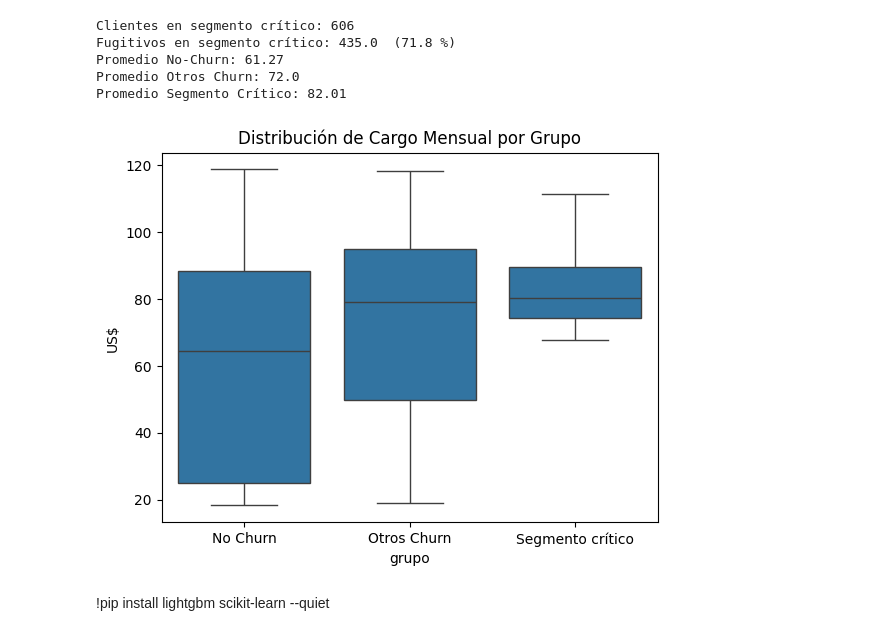
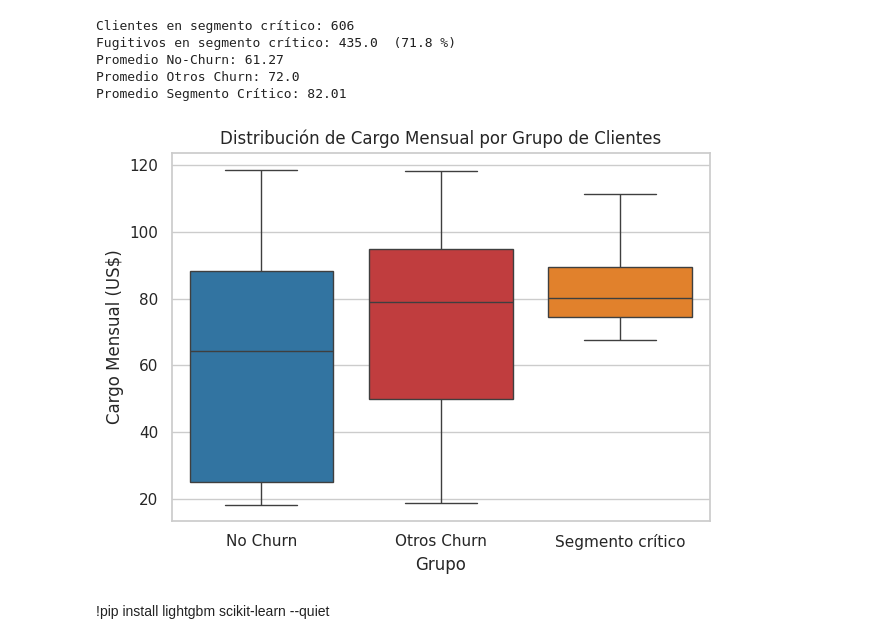
Before and after one commit to Zuzed22/Challenge-Telecom-X-an-lisis-de-evasi-n-de-clientes, a Jupyter notebook: TelecomX_LATAM.ipynb, the cells around one changed output. Cells and saved outputs as stored; diff of their text form; code cells hidden in the pictures.

```diff
--- a/TelecomX_LATAM.ipynb
+++ b/TelecomX_LATAM.ipynb
@@ -409,19 +425,39 @@ Promedio Segmento Crítico: 82.01
 # %%
 import seaborn as sns
 import matplotlib.pyplot as plt
 
-df_plot = (
-    pd.concat([
-        df_tmp[df_tmp['Churn'] == 0].assign(grupo='No Churn'),
-        df_tmp[(df_tmp['Churn'] == 1) & (~segmento)].assign(grupo='Otros Churn'),
-        df_riesgo.assign(grupo='Segmento crítico')]))
+# Dataset combinado por grupo
+df_plot = pd.concat([
+    df_tmp[df_tmp['Churn'] == 0].assign(grupo='No Churn'),
+    df_tmp[(df_tmp['Churn'] == 1) & (~segmento)].assign(grupo='Otros Churn'),
+    df_riesgo.assign(grupo='Segmento crítico')
+])
 
-sns.boxplot(x='grupo', y='Cargo_mensual', data=df_plot)
-plt.title('Distribución de Cargo Mensual por Grupo')
-plt.ylabel('US$')
+# Paleta personalizada
+paleta = {
+    'No Churn': '#1f77b4',        # Azul
+    'Otros Churn': '#d62728',     # Rojo
+    'Segmento crítico': '#ff7f0e' # Naranja
+}
+
+# Boxplot usando hue para aplicar paleta correctamente
+sns.set(style='whitegrid')
+sns.boxplot(
+    x='grupo', y='Cargo_mensual',
+    data=df_plot,
+    hue='grupo',          # necesario para que palette funcione
+    palette=paleta,
+    dodge=False,          # evita que se separen los grupos
+    legend=False          # no repetir leyenda si ya está en x
+)
+
+plt.title('Distribución de Cargo Mensual por Grupo de Clientes')
+plt.xlabel('Grupo')
+plt.ylabel('Cargo Mensual (US$)')
+plt.tight_layout()
 plt.show()
 # %% [output]
-[figure, old version]
+[figure, new version]
 # %% [markdown]
 !pip install lightgbm scikit-learn --quiet
 # %%
```
Also changed, not shown: parts of 14 cells of this notebook.
